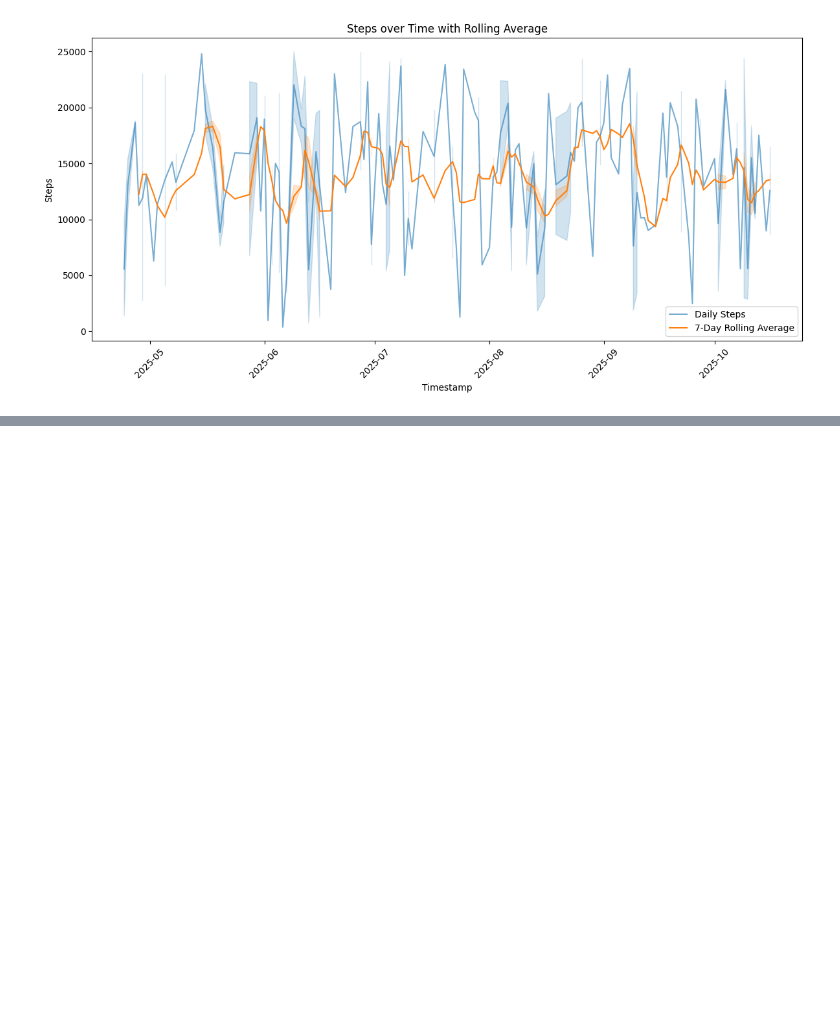
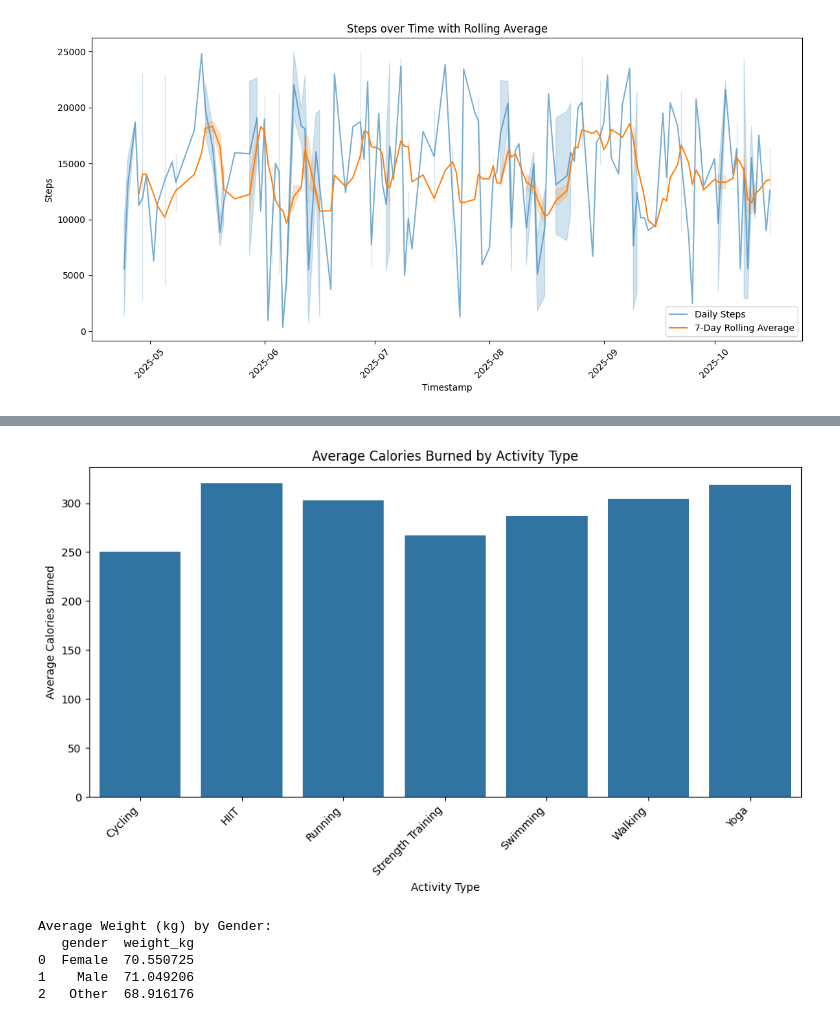
Before and after one commit to kxrrym03/Fitness-Analysis, a Jupyter notebook: Fitness_Analysis.ipynb, the cells around one changed output, grey strips where cells are left out. Cells and saved outputs as stored; diff of their text form; code cells hidden in the pictures; blank space fills up the shorter version.

```diff
--- a/Fitness_Analysis.ipynb
+++ b/Fitness_Analysis.ipynb
@@ -148,3 +148,7 @@ plt.tight_layout()
 plt.show()
 # %% [output]
 [figure]
+# %%
+avg_calories_burned_by_activity = df.groupby('activity_type')['calories_burned'].mean().reset_index()
+print("Average Calories Burned by Activity Type:")
+print(avg_calories_burned_by_activity)
@@ -150,0 +165,21 @@ plt.show()
+# %%
+plt.figure(figsize=(10, 6))
+sns.barplot(data=avg_calories_burned_by_activity, x='activity_type', y='calories_burned')
+plt.title('Average Calories Burned by Activity Type')
+plt.xlabel('Activity Type')
+plt.ylabel('Average Calories Burned')
+plt.xticks(rotation=45, ha='right')
+plt.tight_layout()
+plt.show()
+# %% [output]
+[figure, added]
+# %%
+average_weight_by_gender = df.groupby('gender')['weight_kg'].mean().reset_index()
+print("Average Weight (kg) by Gender:")
+print(average_weight_by_gender)
+# %% [output]
+Average Weight (kg) by Gender:
+   gender  weight_kg
+0  Female  70.550725
+1    Male  71.049206
+2   Other  68.916176
```
Also changed, not shown: parts of 2 cells of this notebook.
